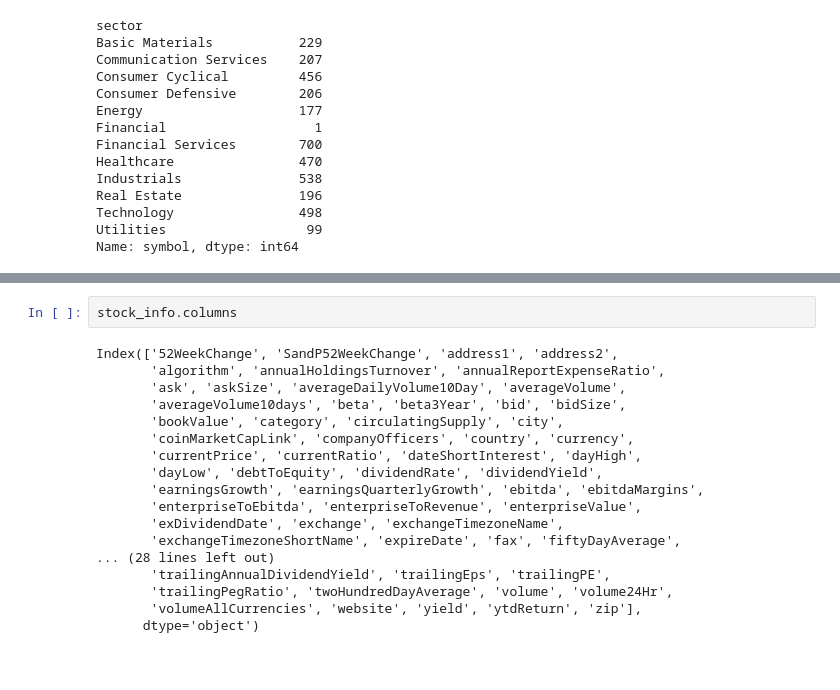
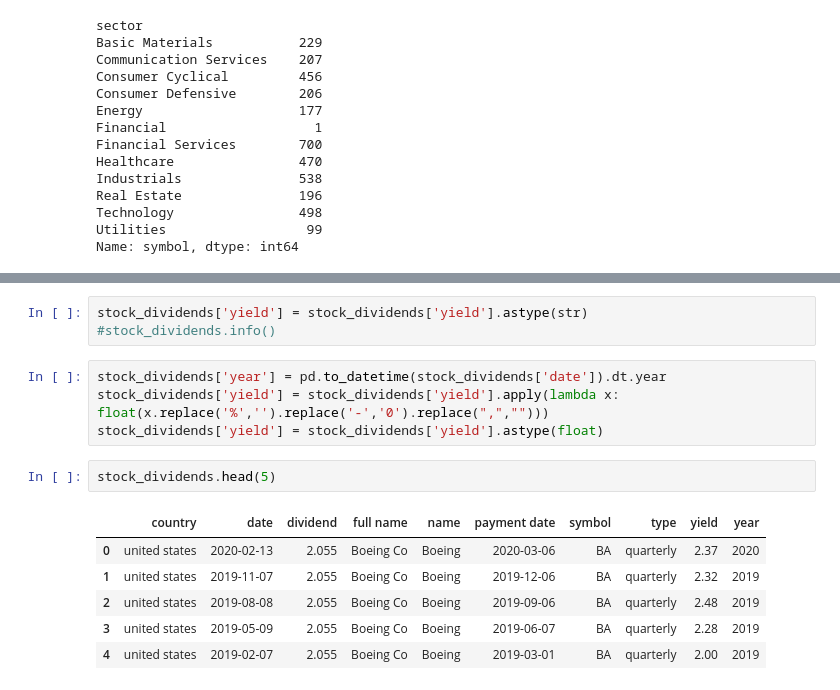
Before and after one commit to alpha2phi-platform/alphalib, a Jupyter notebook: 01_dataset.ipynb, the cells around one changed output, grey strips where cells are left out. Drawn from its saved outputs; the diff is of its cells as text; blank space fills up the shorter version.

```diff
--- a/01_dataset.ipynb
+++ b/01_dataset.ipynb
@@ -70,20 +78,16 @@ stock_info[["symbol", "shortName", "trailingPE"]][stock_info["trailingPE"] < 10]
+# %%
+stock_dividends['yield'] = stock_dividends['yield'].astype(str)
+#stock_dividends.info()
 # %%
-stock_info.columns
+stock_dividends['year'] = pd.to_datetime(stock_dividends['date']).dt.year
+stock_dividends['yield'] = stock_dividends['yield'].apply(lambda x: float(x.replace('%','').replace('-','0').replace(",","")))
+stock_dividends['yield'] = stock_dividends['yield'].astype(float)
-# %% [output]
-Index(['52WeekChange', 'SandP52WeekChange', 'address1', 'address2',
-       'algorithm', 'annualHoldingsTurnover', 'annualReportExpenseRatio',
-       'ask', 'askSize', 'averageDailyVolume10Day', 'averageVolume',
-       'averageVolume10days', 'beta', 'beta3Year', 'bid', 'bidSize',
-       'bookValue', 'category', 'circulatingSupply', 'city',
-       'coinMarketCapLink', 'companyOfficers', 'country', 'currency',
-       'currentPrice', 'currentRatio', 'dateShortInterest', 'dayHigh',
-       'dayLow', 'debtToEquity', 'dividendRate', 'dividendYield',
-       'earningsGrowth', 'earningsQuarterlyGrowth', 'ebitda', 'ebitdaMargins',
-       'enterpriseToEbitda', 'enterpriseToRevenue', 'enterpriseValue',
-       'exDividendDate', 'exchange', 'exchangeTimezoneName',
-       'exchangeTimezoneShortName', 'expireDate', 'fax', 'fiftyDayAverage',
-... (28 lines left out)
-       'trailingAnnualDividendYield', 'trailingEps', 'trailingPE',
-       'trailingPegRatio', 'twoHundredDayAverage', 'volume', 'volume24Hr',
-       'volumeAllCurrencies', 'website', 'yield', 'ytdReturn', 'zip'],
-      dtype='object')
+# %%
+stock_dividends.head(5)
+# %% [output]
+|  | country | date | dividend | full name | name | payment date | symbol | type | yield | year |
+| 0 | united states | 2020-02-13 | 2.055 | Boeing Co | Boeing | 2020-03-06 | BA | quarterly | 2.37 | 2020 |
+| 1 | united states | 2019-11-07 | 2.055 | Boeing Co | Boeing | 2019-12-06 | BA | quarterly | 2.32 | 2019 |
+| 2 | united states | 2019-08-08 | 2.055 | Boeing Co | Boeing | 2019-09-06 | BA | quarterly | 2.48 | 2019 |
+| 3 | united states | 2019-05-09 | 2.055 | Boeing Co | Boeing | 2019-06-07 | BA | quarterly | 2.28 | 2019 |
+| 4 | united states | 2019-02-07 | 2.055 | Boeing Co | Boeing | 2019-03-01 | BA | quarterly | 2.00 | 2019 |
```
Also changed, not shown: parts of 6 cells of this notebook.
